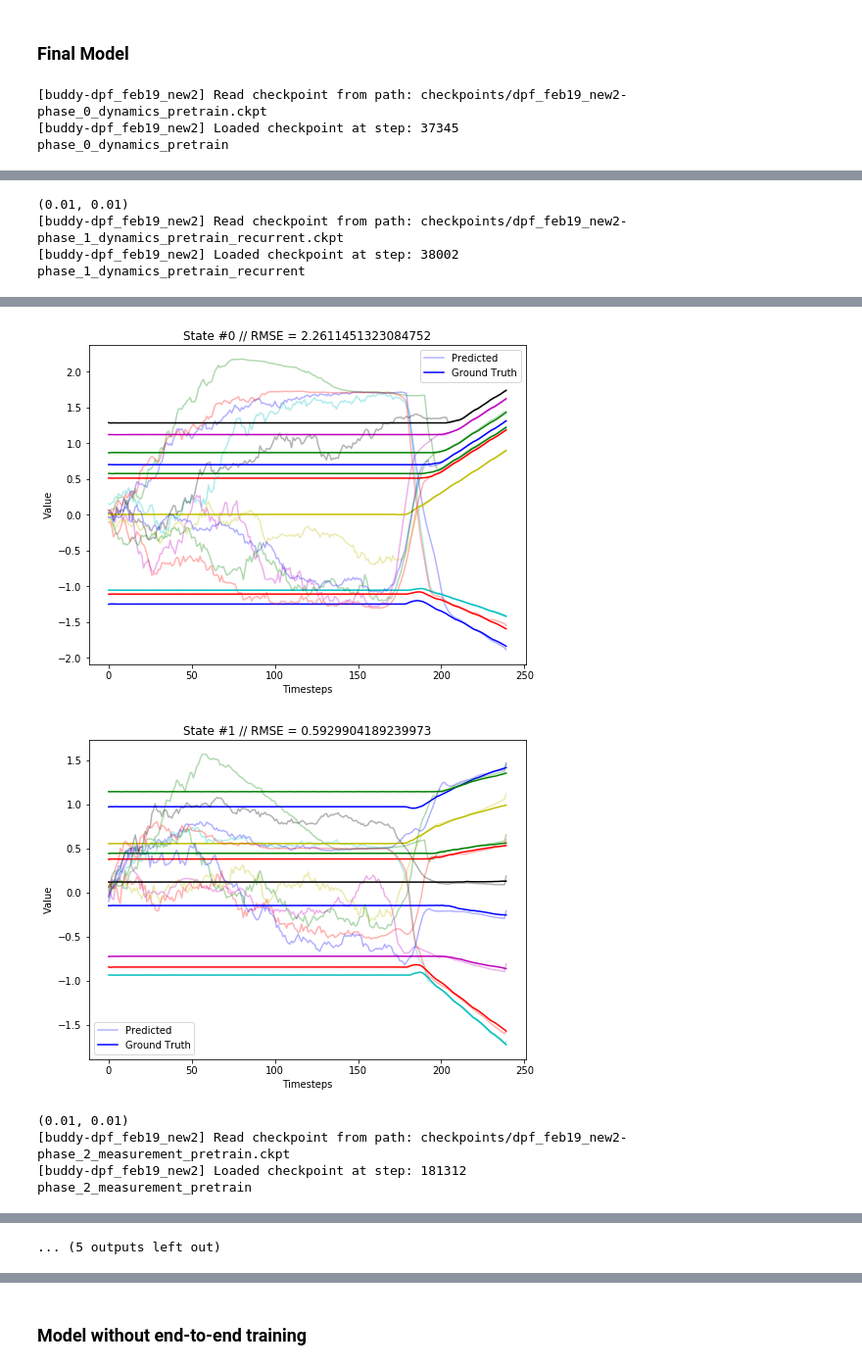
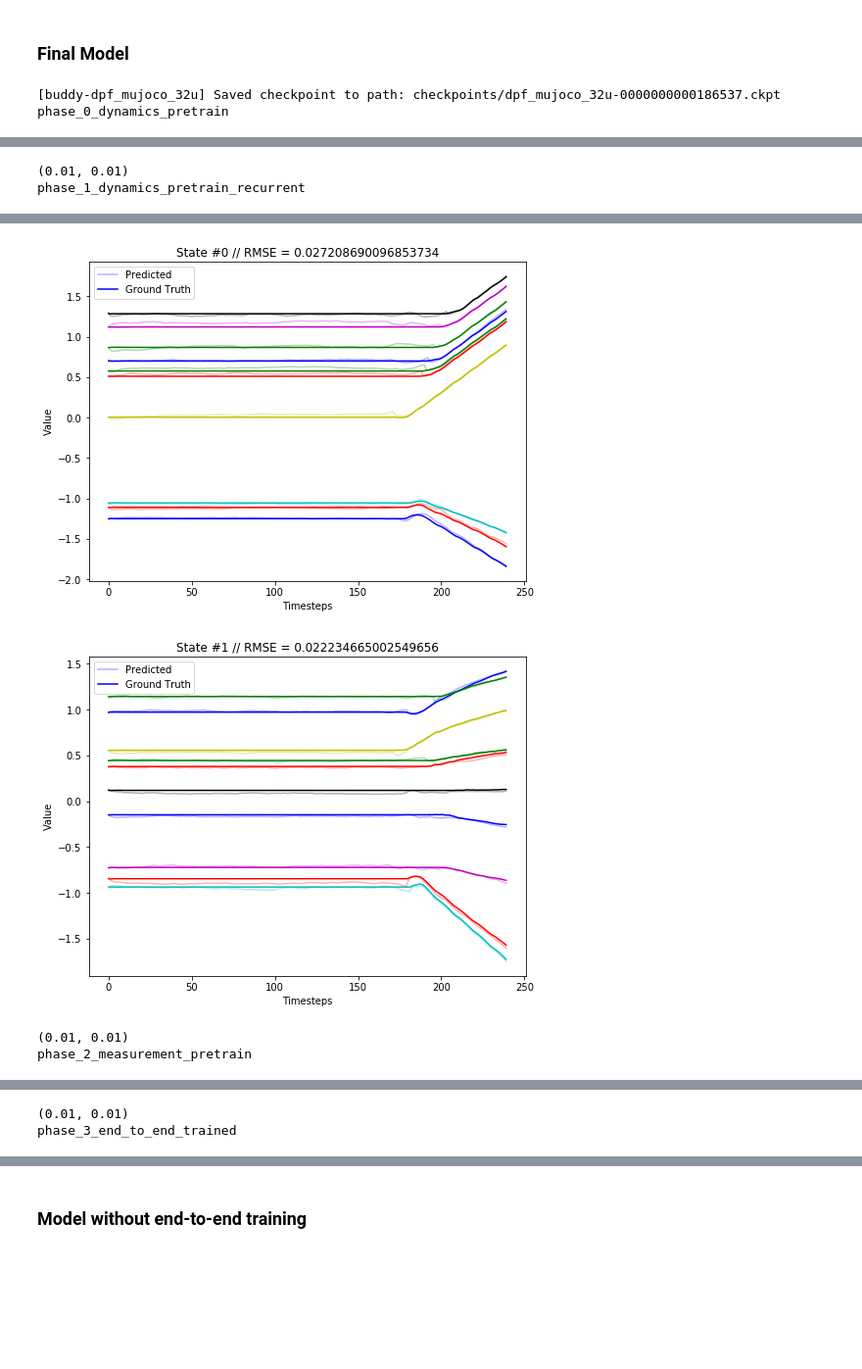
Before and after one commit to HaoWen470/crossmodal_filtering1, a Jupyter notebook: train_dpf_all_sensors.ipynb, the cells around one changed output, grey strips where cells are left out. Shown at 98% size. Drawn from its saved outputs; the diff is of its cells as text; code cells hidden in the pictures; blank space fills up the shorter version.

Commit message:
Update PF training scripts

```diff
--- a/train_dpf_all_sensors.ipynb
+++ b/train_dpf_all_sensors.ipynb
@@ -51,20 +128,10 @@ buddy = fannypack.utils.Buddy(
 # %% [markdown]
 # Dynamics Model Pre-Training
-# %%
-dynamics_trainset = panda_datasets.PandaDynamicsDataset(
-    "data/gentle_push_1000.hdf5",
-    **dataset_args
-)
-dynamics_recurrent_trainset = panda_datasets.PandaSubsequenceDataset(
-    "data/gentle_push_1000.hdf5",
-    subsequence_length=32,
-    **dataset_args
-)
 # %%
 dataloader = torch.utils.data.DataLoader(dynamics_trainset, batch_size=32, shuffle=True, num_workers=2)
 pf_model.dynamics_model.state_noise_stddev = (.02, .02)
 
-for i in range(5):
+for i in range(3):
     print("Training epoch", i)
     panda_training.train_dynamics(buddy, pf_model, dataloader, log_interval=1)
     print()
@@ -96,7 +178,7 @@ measurement_trainset_loader = torch.utils.data.DataLoader(
     shuffle=True,
     num_workers=16)
 
-for i in range(5):
+for i in range(2):
     print("Training epoch", i)
     panda_training.train_measurement(buddy, pf_model, measurement_trainset_loader, log_interval=20)
     print()
@@ -128,7 +197,7 @@ print(len(e2e_trainset.subsequences))
 pf_model.dynamics_model.state_noise_stddev = (0.01, 0.01)
 
 pf_model.freeze_measurement_model = False
-pf_model.freeze_dynamics_model = True
+pf_model.freeze_dynamics_model = False
 
 # e2e_trainset_loader = torch.utils.data.DataLoader(e2e_trainset, batch_size=32, shuffle=True, num_workers=2)
 # for i in range(3):
@@ -138,7 +207,7 @@ pf_model.freeze_dynamics_model = True
 e2e_trainset_loader = torch.utils.data.DataLoader(e2e_trainset, batch_size=32, shuffle=True, num_workers=2)
 for i in range(5):
     print("Training epoch", i)
-    panda_training.train_e2e(buddy, pf_model, e2e_trainset_loader, loss_type="mse")
+    panda_training.train_e2e(buddy, pf_model, e2e_trainset_loader, loss_type="mse", resample=False)
 # %% [output]
 Training epoch 0
 [interactive output not drawn]
@@ -171,20 +226,32 @@ eval_trajectories = panda_datasets.load_trajectories(
 # %% [markdown]
 ### Final Model
 # %%
+
+# eval_trajectories = omnipush_datasets.load_trajectories(
+#     ("omnipush_data/ellip1_trainset.hdf5",5),
+#     **dataset_args
+# )
 phases = [
     'phase_0_dynamics_pretrain',
     'phase_1_dynamics_pretrain_recurrent',
     'phase_2_measurement_pretrain',
     'phase_3_end_to_end_trained'
 ]
+buddy.save_checkpoint()
 for phase in phases:
-    buddy.load_checkpoint(phase)
+#     buddy.load_checkpoint(phase)
     print(phase)
     pf_model.dynamics_model.state_noise_stddev = (0.01, 0.01)
-        \pred, actual = panda_training.rollout(pf_model, eval_trajectories, start_time=0, max_timesteps=1000, particle_count=200, noisy_dynamics=True)
+    pred, actual = panda_training.rollout(
+        pf_model,
+        eval_trajectories,
+        start_time=0,
+        max_timesteps=1000,
+        particle_count=200,
+        noisy_dynamics=True,
+        true_initial=True)
     panda_training.eval_rollout(pred, actual, plot=True)
     print(pf_model.dynamics_model.state_noise_stddev)
 # %% [output]
-[buddy-dpf_feb19_new2] Read checkpoint from path: checkpoints/dpf_feb19_new2-phase_0_dynamics_pretrain.ckpt
-[buddy-dpf_feb19_new2] Loaded checkpoint at step: 37345
+[buddy-dpf_mujoco_32u] Saved checkpoint to path: checkpoints/dpf_mujoco_32u-0000000000186537.ckpt
 phase_0_dynamics_pretrain
@@ -194,4 +260,2 @@ phase_0_dynamics_pretrain
 (0.01, 0.01)
-[buddy-dpf_feb19_new2] Read checkpoint from path: checkpoints/dpf_feb19_new2-phase_1_dynamics_pretrain_recurrent.ckpt
-[buddy-dpf_feb19_new2] Loaded checkpoint at step: 38002
 phase_1_dynamics_pretrain_recurrent
@@ -199,6 +262,4 @@ phase_1_dynamics_pretrain_recurrent
-[figure, old version]
+[figure, new version]
-[figure, old version]
+[figure, new version]
 (0.01, 0.01)
-[buddy-dpf_feb19_new2] Read checkpoint from path: checkpoints/dpf_feb19_new2-phase_2_measurement_pretrain.ckpt
-[buddy-dpf_feb19_new2] Loaded checkpoint at step: 181312
 phase_2_measurement_pretrain
@@ -208 +268,2 @@ phase_2_measurement_pretrain
-... (5 outputs left out)
+(0.01, 0.01)
+phase_3_end_to_end_trained
```
Also changed, not shown: parts of 19 cells of this notebook, 6 other files.
